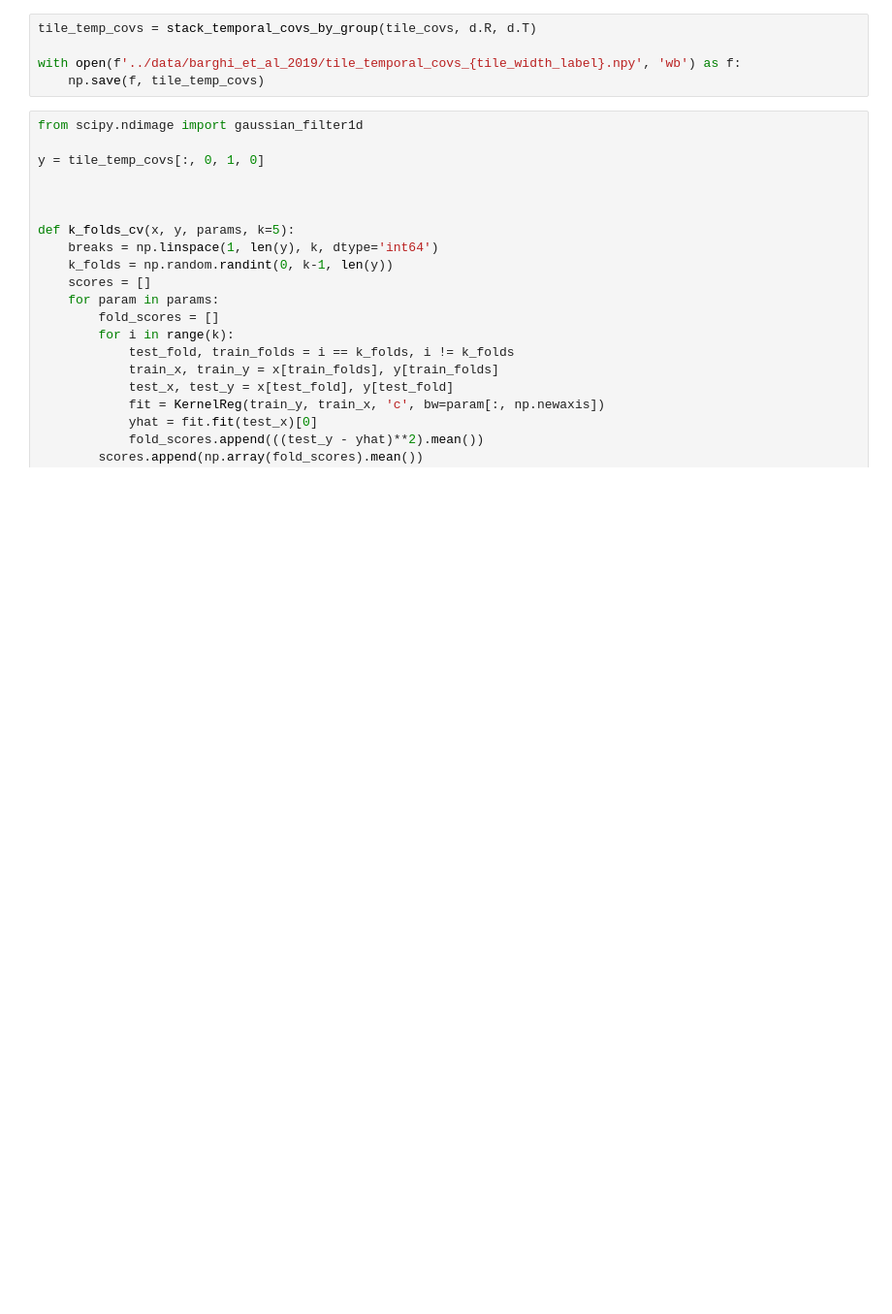
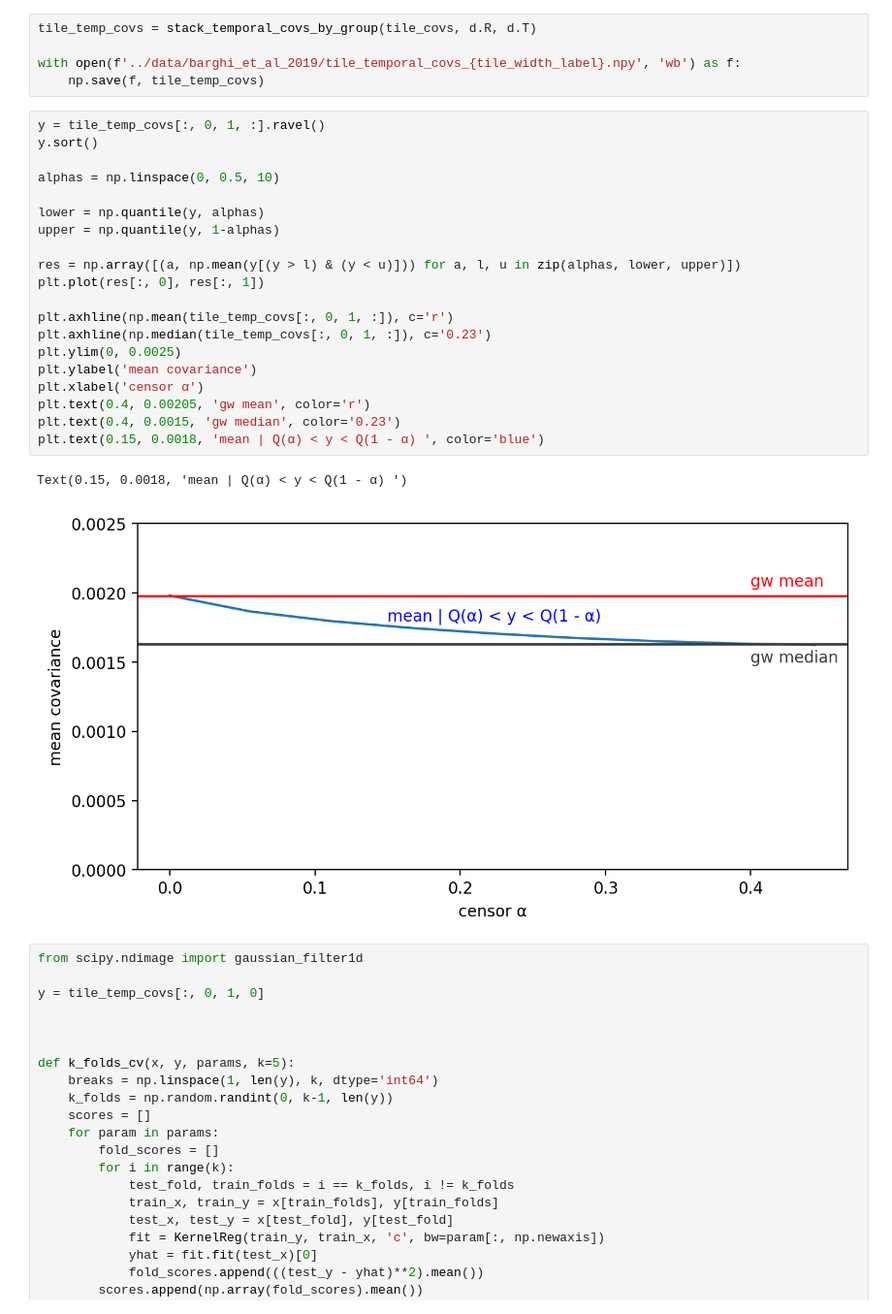
Before and after one commit to vsbuffalo/cvtk, a Jupyter notebook: notebooks/barghi_et_al_2019.ipynb, the cells around one changed output. Shown: that part at 97% size. Drawn from its saved outputs; the diff is of its cells as text; blank space fills up the shorter version.

```diff
--- a/notebooks/barghi_et_al_2019.ipynb
+++ b/notebooks/barghi_et_al_2019.ipynb
@@ -191,6 +191,29 @@ tile_temp_covs = stack_temporal_covs_by_group(tile_covs, d.R, d.T)
 
 with open(f'../data/barghi_et_al_2019/tile_temporal_covs_{tile_width_label}.npy', 'wb') as f:
     np.save(f, tile_temp_covs)
+# %%
+y = tile_temp_covs[:, 0, 1, :].ravel()
+y.sort()
+
+alphas = np.linspace(0, 0.5, 10)
+
+lower = np.quantile(y, alphas)
+upper = np.quantile(y, 1-alphas)
+
+res = np.array([(a, np.mean(y[(y > l) & (y < u)])) for a, l, u in zip(alphas, lower, upper)])
+plt.plot(res[:, 0], res[:, 1])
+
+plt.axhline(np.mean(tile_temp_covs[:, 0, 1, :]), c='r')
+plt.axhline(np.median(tile_temp_covs[:, 0, 1, :]), c='0.23')
+plt.ylim(0, 0.0025)
+plt.ylabel('mean covariance')
+plt.xlabel('censor α')
+plt.text(0.4, 0.00205, 'gw mean', color='r')
+plt.text(0.4, 0.0015, 'gw median', color='0.23')
+plt.text(0.15, 0.0018, 'mean | Q(α) < y < Q(1 - α) ', color='blue')
+# %% [output]
+Text(0.15, 0.0018, 'mean | Q(α) < y < Q(1 - α) ')
+[figure, added]
 # %%
 from scipy.ndimage import gaussian_filter1d
 
```
Also changed, not shown: 2 other files.
